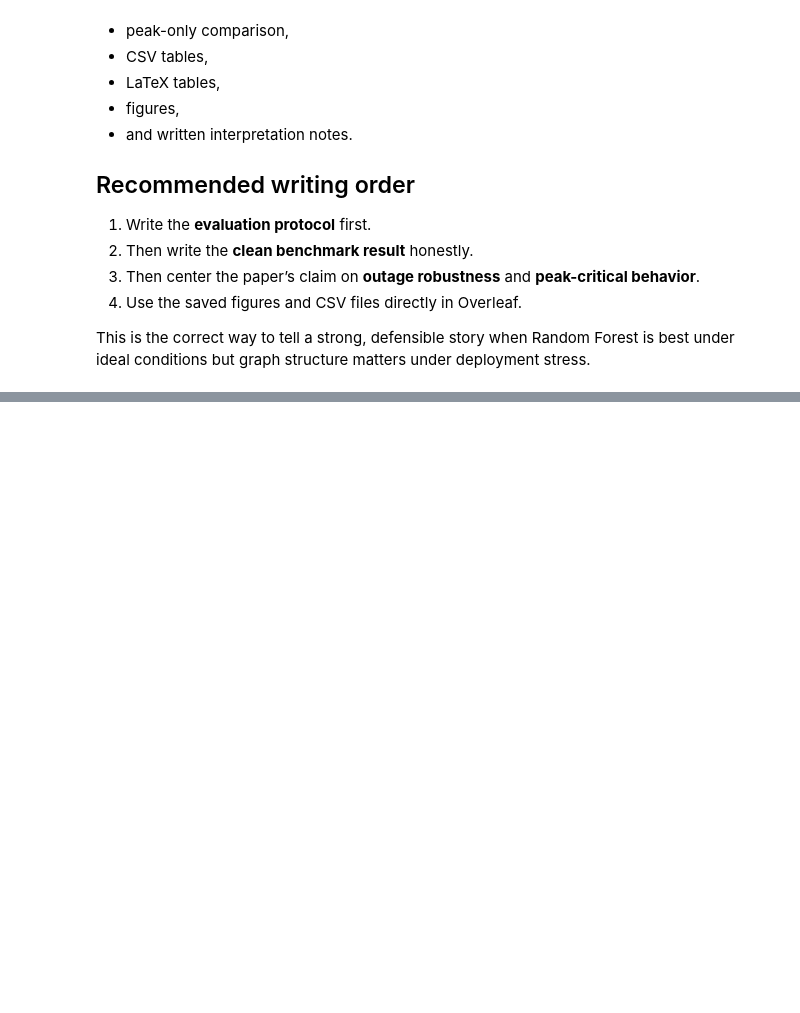
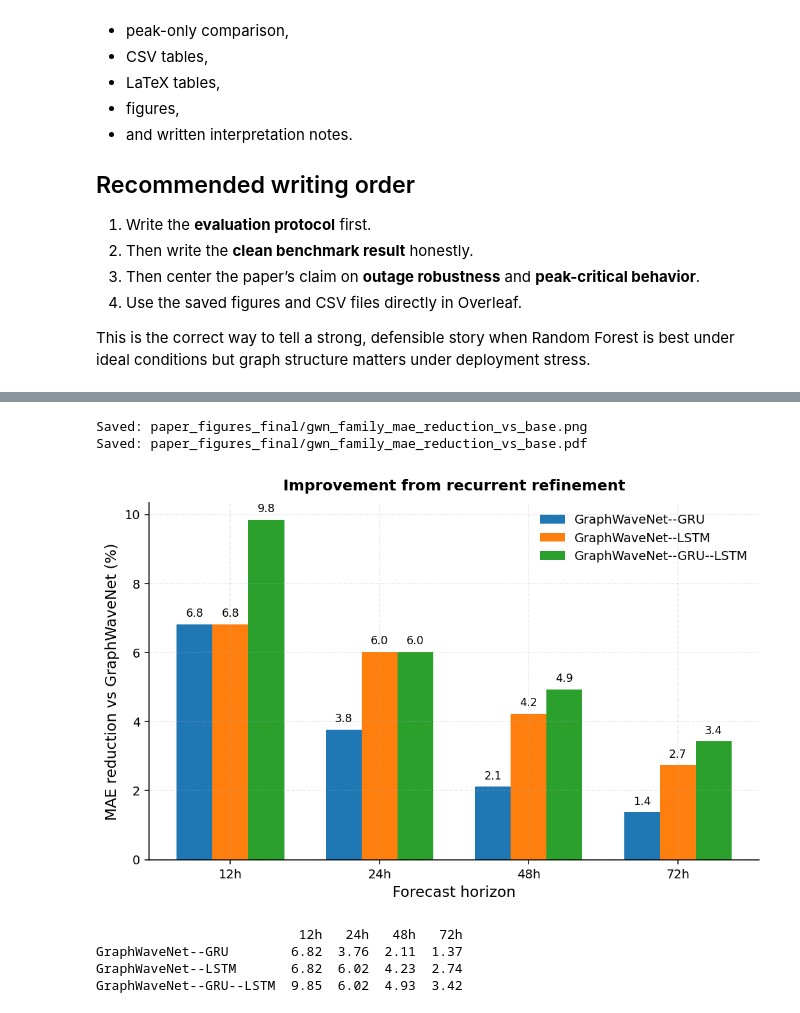
Before and after one commit to RichelCode/Spatio-Temporal-Prediction-and-Coordination-of-EV-Charging-Demand-for-Power-System-Resilience, a Jupyter notebook: Paper_Robustness_Peaks_FINAL.ipynb, the cells around one changed output, grey strips where cells are left out. Cells and saved outputs as stored; diff of their text form; code cells hidden in the pictures; blank space fills up the shorter version.

```diff
--- a/Paper_Robustness_Peaks_FINAL.ipynb
+++ b/Paper_Robustness_Peaks_FINAL.ipynb
@@ -1686,0 +1751,54 @@ def save_both(fig, stem):
+# %%
+base = np.array(mae["GraphWaveNet"], dtype=float)
+
+improvements = {
+    "GraphWaveNet--GRU": (base - np.array(mae["GraphWaveNet--GRU"])) / base * 100.0,
+    "GraphWaveNet--LSTM": (base - np.array(mae["GraphWaveNet--LSTM"])) / base * 100.0,
+    "GraphWaveNet--GRU--LSTM": (base - np.array(mae["GraphWaveNet--GRU--LSTM"])) / base * 100.0,
+}
+
+x = np.arange(len(horizons))
+width = 0.24
+
+fig, ax = plt.subplots(figsize=(7.4, 4.8), constrained_layout=True)
+
+for i, (model, vals) in enumerate(improvements.items()):
+    bars = ax.bar(x + (i - 1) * width, vals, width, label=model)
+    for b in bars:
+        h = b.get_height()
+        ax.text(
+            b.get_x() + b.get_width() / 2,
+            h + 0.15,
+            f"{h:.1f}",
+            ha="center",
+            va="bottom",
+            fontsize=9
+        )
+
+ax.set_xticks(x)
+ax.set_xticklabels([f"{h}h" for h in horizons])
+style_ax(
+    ax,
+    xlabel="Forecast horizon",
+    ylabel="MAE reduction vs GraphWaveNet (%)",
+    title="Improvement from recurrent refinement",
+    legend=True,
+    loc="upper right"
+)
+
+save_both(fig, "gwn_family_mae_reduction_vs_base")
+plt.show()
+
+# Also save the reduction values as a CSV for your table if you want
+improve_df = pd.DataFrame(improvements, index=horizons).T
+improve_df.columns = [f"{h}h" for h in horizons]
+improve_df.to_csv(OUT_DIR / "gwn_family_mae_reduction_vs_base.csv")
+print(improve_df.round(2))
+# %% [output]
+Saved: paper_figures_final/gwn_family_mae_reduction_vs_base.png
+Saved: paper_figures_final/gwn_family_mae_reduction_vs_base.pdf
+[figure, added]
+                          12h   24h   48h   72h
+GraphWaveNet--GRU        6.82  3.76  2.11  1.37
+GraphWaveNet--LSTM       6.82  6.02  4.23  2.74
+GraphWaveNet--GRU--LSTM  9.85  6.02  4.93  3.42
```
Also changed, not shown: parts of 4 cells of this notebook, 15 other files.
